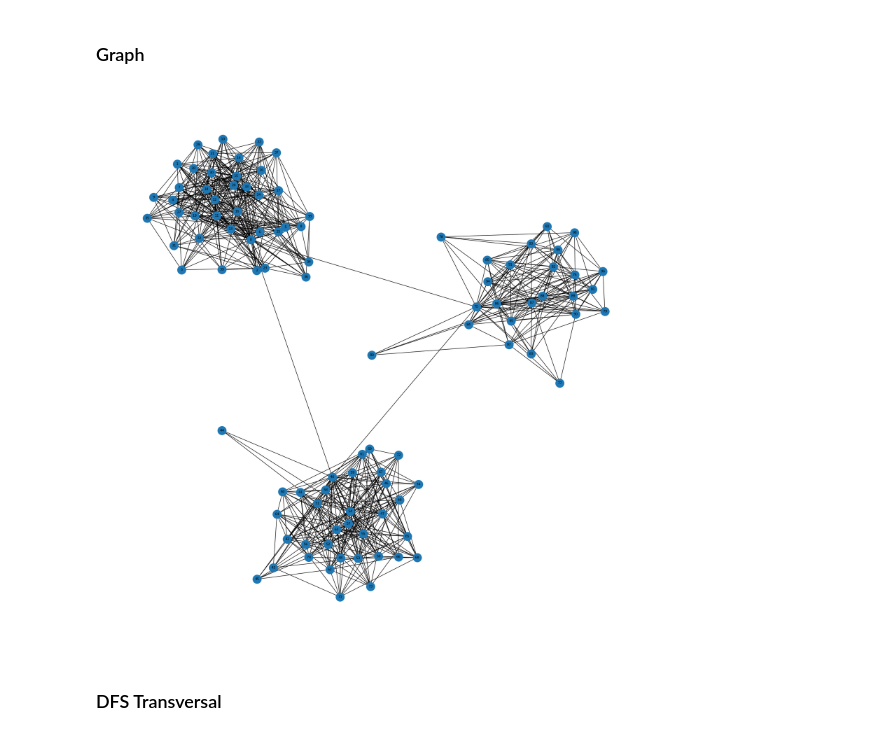
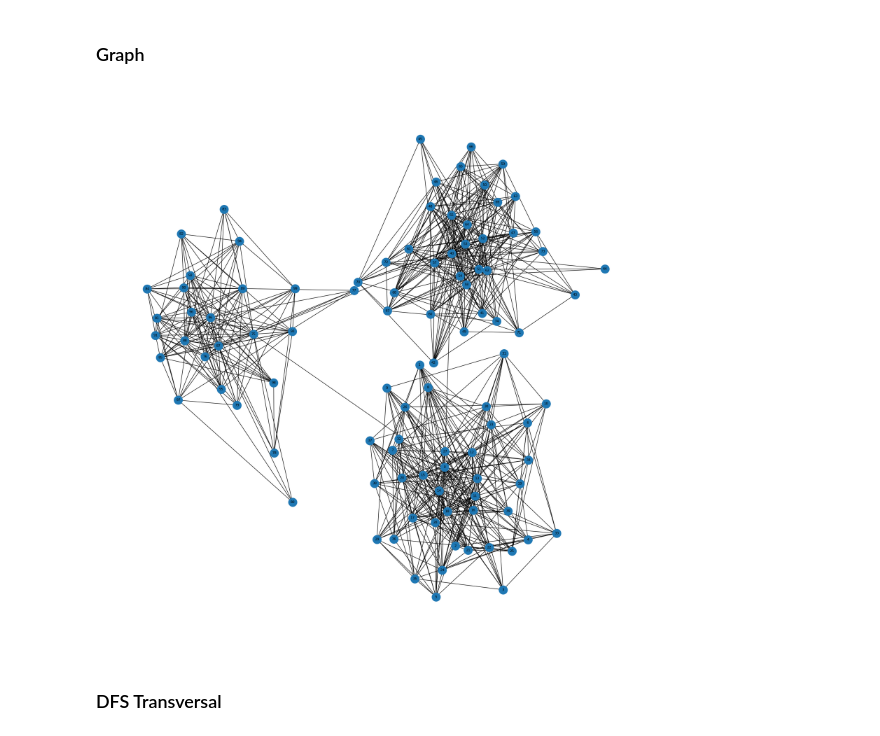
Before and after one commit to lilyypages/DAA_Kelompok2_KelasB, a Jupyter notebook: Project_DAA.ipynb, the cells around one changed output. Saved outputs shown, nothing was run; the diff lists cells and outputs as text; code cells hidden in the pictures.

```diff
--- a/Project_DAA.ipynb
+++ b/Project_DAA.ipynb
@@ -183,12 +195,12 @@ import matplotlib.pyplot as plt
 # %%
 G = nx.Graph(adj_list)
 
-pos = nx.spring_layout(G, k=2, iterations=200)
+pos = nx.spring_layout(G, k=2.5, iterations=200)
 plt.figure(figsize=(18, 18))
 nx.draw(G, pos, with_labels=True, node_size=400, font_size=8)
 plt.show()
 # %% [output]
-[figure, old version]
+[figure, new version]
 # %% [markdown]
 ### DFS Transversal
 # %%
```
Also changed, not shown: parts of 3 cells of this notebook.
